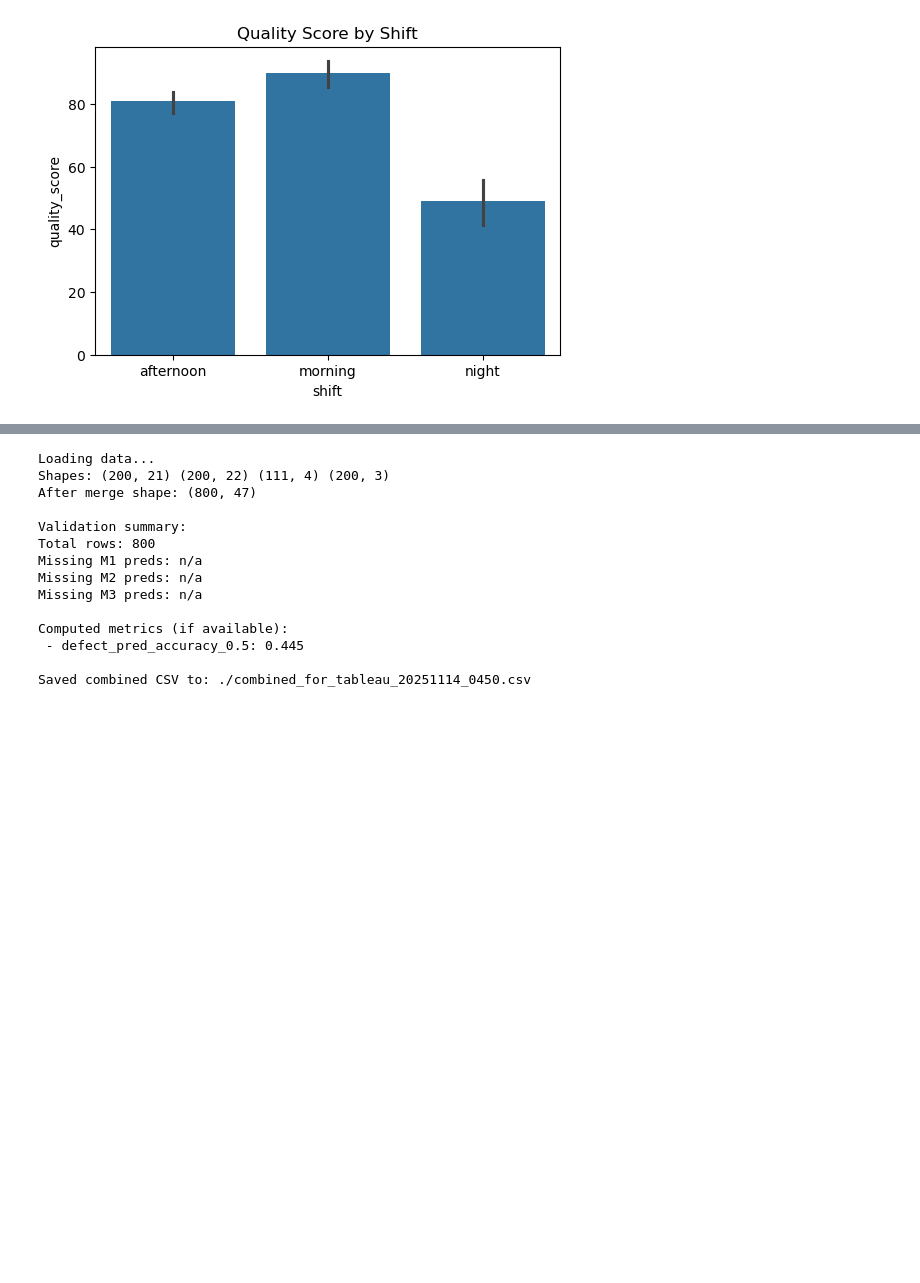
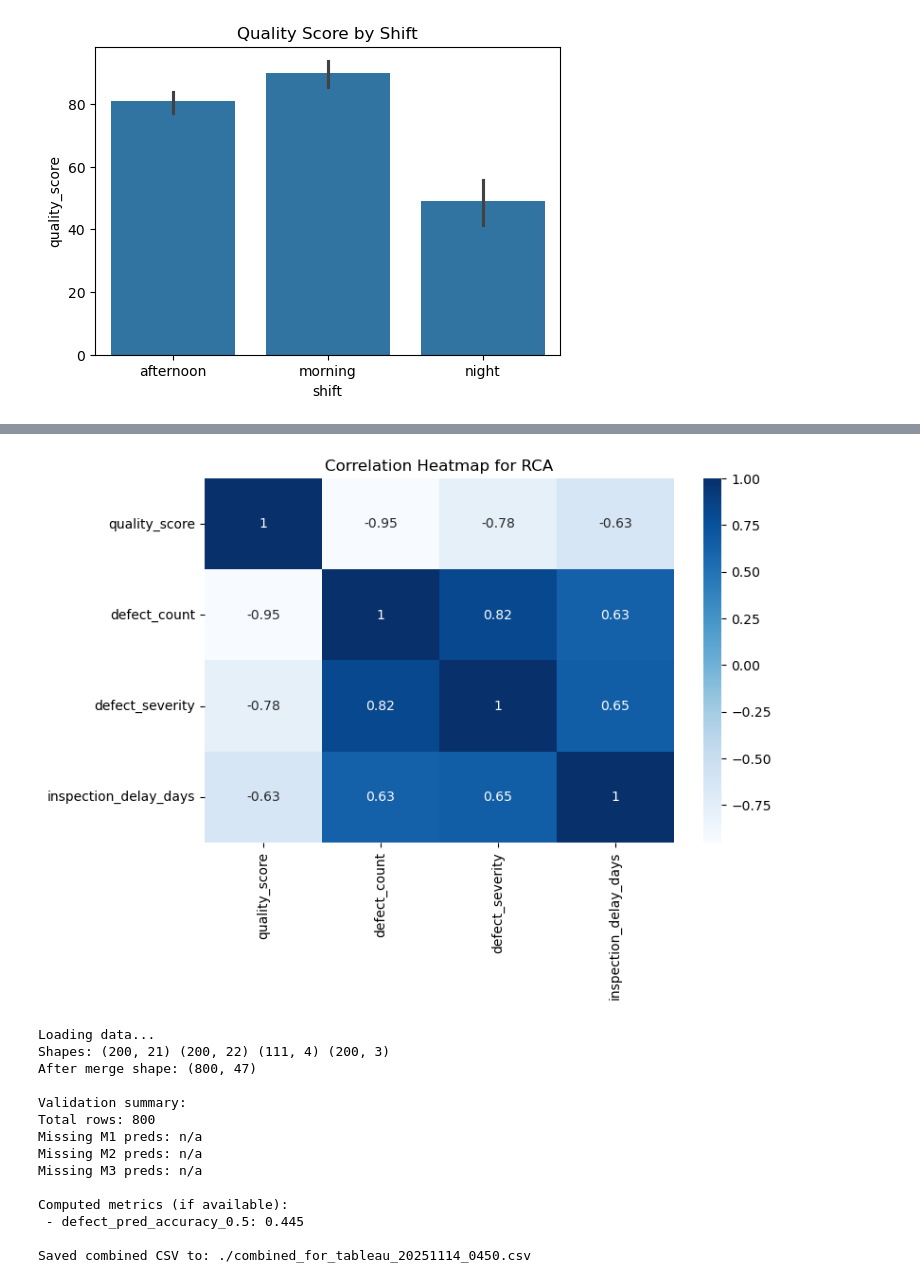
Before and after one commit to bbhatta10/Smart-Quality-Analysis, a Jupyter notebook: ManuQuality.ipynb, the cells around one changed output, grey strips where cells are left out. Drawn from its saved outputs; the diff is of its cells as text; code cells hidden in the pictures; blank space fills up the shorter version.

```diff
--- a/ManuQuality.ipynb
+++ b/ManuQuality.ipynb
@@ -859,3 +870,12 @@ plt.title("Defect Count by Shift")
+# %%
+plt.figure(figsize=(8,5))
+sns.heatmap(df[['quality_score','defect_count','defect_severity','inspection_delay_days']]
+            .corr(),
+            annot=True, cmap="Blues")
+plt.title("Correlation Heatmap for RCA")
+plt.show()
+# %% [output]
+[figure, added]
 # %%
 # export_combined_predictions.py
 import pandas as pd
```
Also changed, not shown: parts of 2 cells of this notebook.
